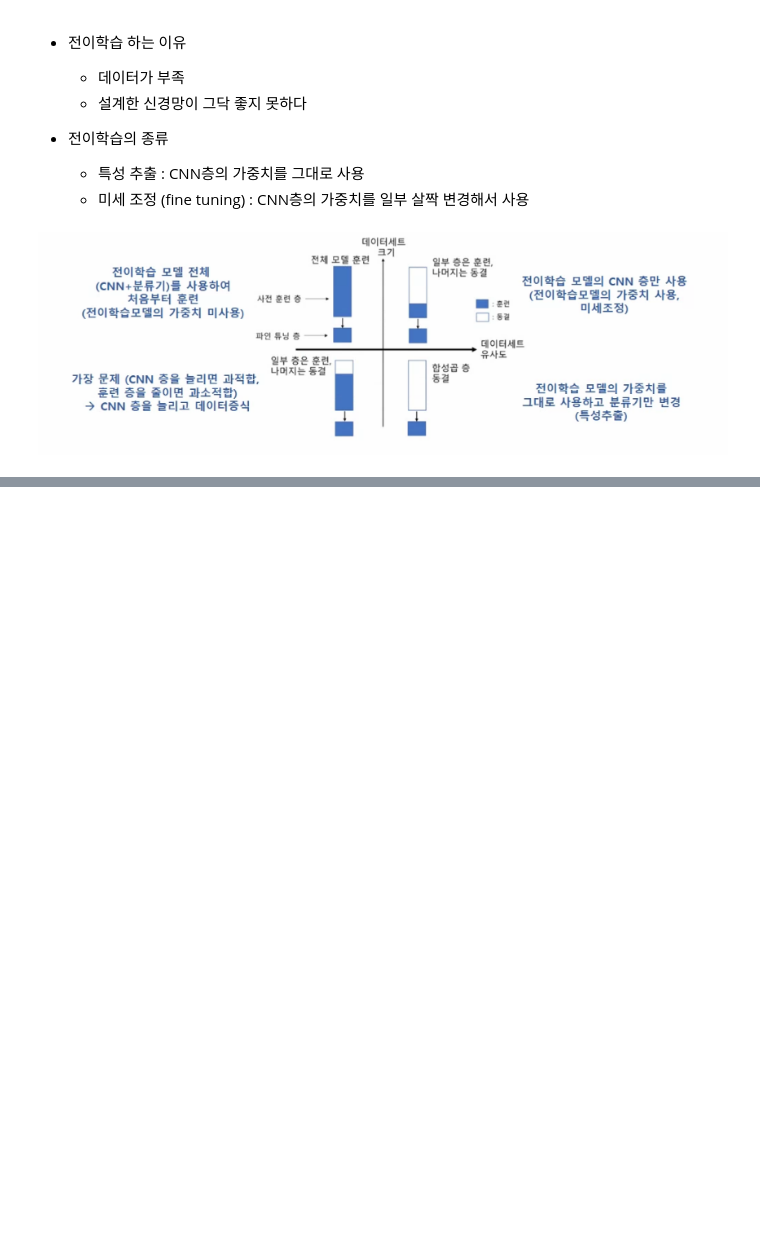
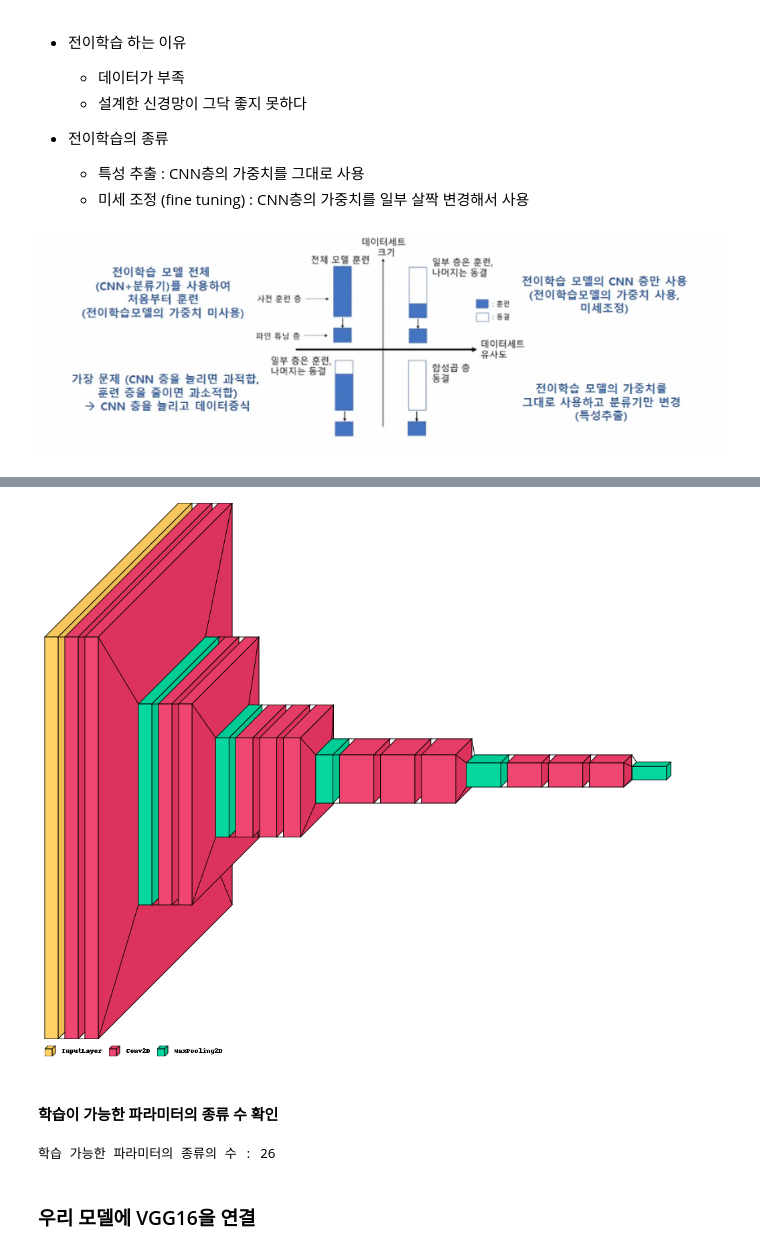
Before and after one commit to rimgosu/ColabBackup, a Jupyter notebook: ex04_개_고양이_분류하기.ipynb, the cells around one changed output, grey strips where cells are left out. Drawn from its saved outputs; the diff is of its cells as text; code cells hidden in the pictures; blank space fills up the shorter version.

```diff
--- a/ex04_개_고양이_분류하기.ipynb
+++ b/ex04_개_고양이_분류하기.ipynb
@@ -553,0 +468,17 @@ Epoch 20/20
+# %%
+import visualkeras
+
+# 신경망의 층을 시각화
+visualkeras.layered_view(conv_base).show()
+# 층 이름의 범례 표시
+visualkeras.layered_view(conv_base, legend=True)
+# %% [output]
+[figure, added]
+# %% [markdown]
+#### 학습이 가능한 파라미터의 종류 수 확인
+# %%
+print(f'학습 가능한 파라미터의 종류의 수 : {len(conv_base.trainable_weights)}')
+# %% [output]
+학습 가능한 파라미터의 종류의 수 : 26
+# %% [markdown]
+### 우리 모델에 VGG16을 연결
```
Also changed, not shown: parts of 36 cells of this notebook.
